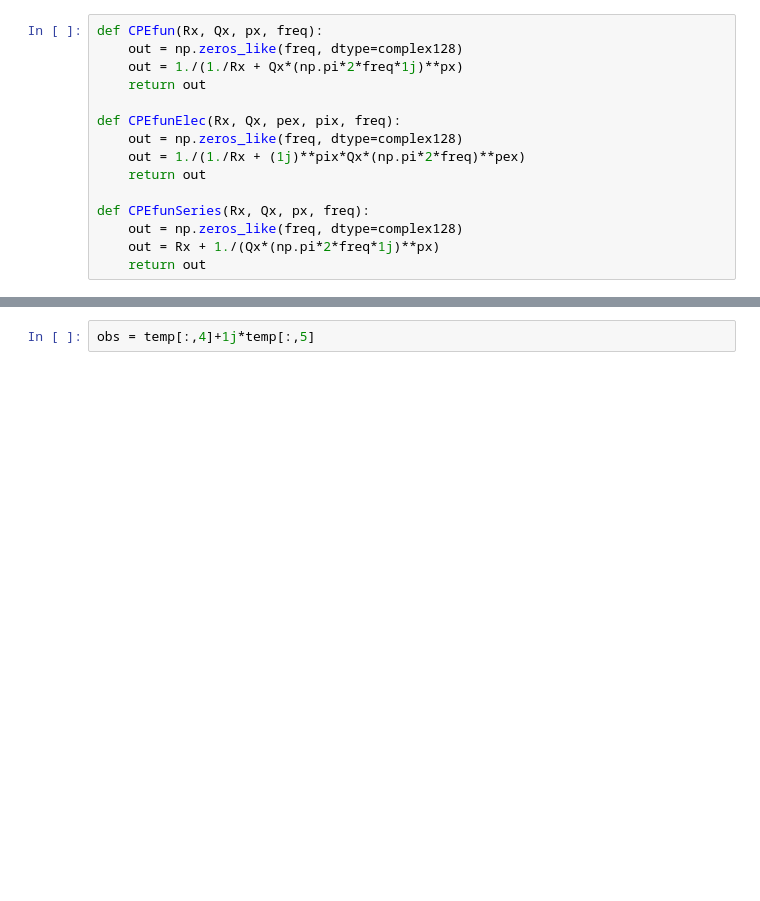
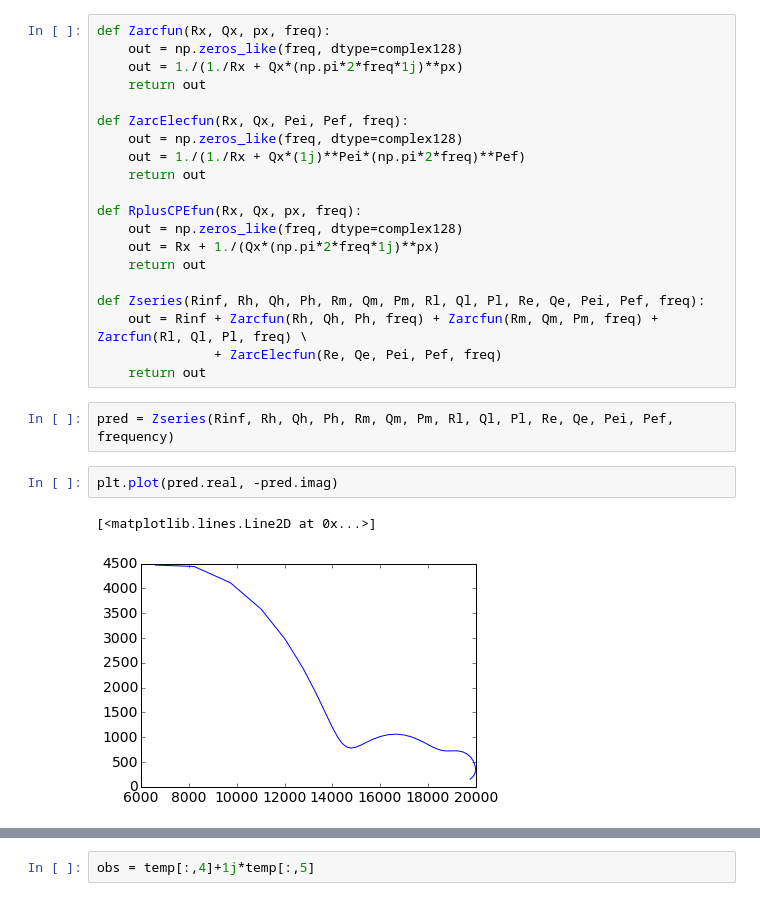
Before and after one commit to sgkang/PhysPropIP, a Jupyter notebook: notebooks/Zarcfit_FWD.ipynb, the cells around one changed output, grey strips where cells are left out. Saved outputs shown, nothing was run; the diff lists cells and outputs as text; blank space fills up the shorter version.

```diff
--- a/notebooks/Zarcfit_FWD.ipynb
+++ b/notebooks/Zarcfit_FWD.ipynb
@@ -6,15 +7,27 @@ Populating the interactive namespace from numpy and matplotlib
 # %%
-def CPEfun(Rx, Qx, px, freq):
+def Zarcfun(Rx, Qx, px, freq):
     out = np.zeros_like(freq, dtype=complex128)
     out = 1./(1./Rx + Qx*(np.pi*2*freq*1j)**px)
     return out
 
-def CPEfunElec(Rx, Qx, pex, pix, freq):
+def ZarcElecfun(Rx, Qx, Pei, Pef, freq):
     out = np.zeros_like(freq, dtype=complex128)
-    out = 1./(1./Rx + (1j)**pix*Qx*(np.pi*2*freq)**pex)
+    out = 1./(1./Rx + Qx*(1j)**Pei*(np.pi*2*freq)**Pef)
     return out
 
-def CPEfunSeries(Rx, Qx, px, freq):
+def RplusCPEfun(Rx, Qx, px, freq):
     out = np.zeros_like(freq, dtype=complex128)
     out = Rx + 1./(Qx*(np.pi*2*freq*1j)**px)
     return out
+
+def Zseries(Rinf, Rh, Qh, Ph, Rm, Qm, Pm, Rl, Ql, Pl, Re, Qe, Pei, Pef, freq):
+    out = Rinf + Zarcfun(Rh, Qh, Ph, freq) + Zarcfun(Rm, Qm, Pm, freq) + Zarcfun(Rl, Ql, Pl, freq) \
+               + ZarcElecfun(Re, Qe, Pei, Pef, freq)
+    return out
+# %%
+pred = Zseries(Rinf, Rh, Qh, Ph, Rm, Qm, Pm, Rl, Ql, Pl, Re, Qe, Pei, Pef, frequency)
+# %%
+plt.plot(pred.real, -pred.imag)
+# %% [output]
+[<matplotlib.lines.Line2D at 0x...>]
+[figure, added]
```
Also changed, not shown: parts of 21 cells of this notebook.
